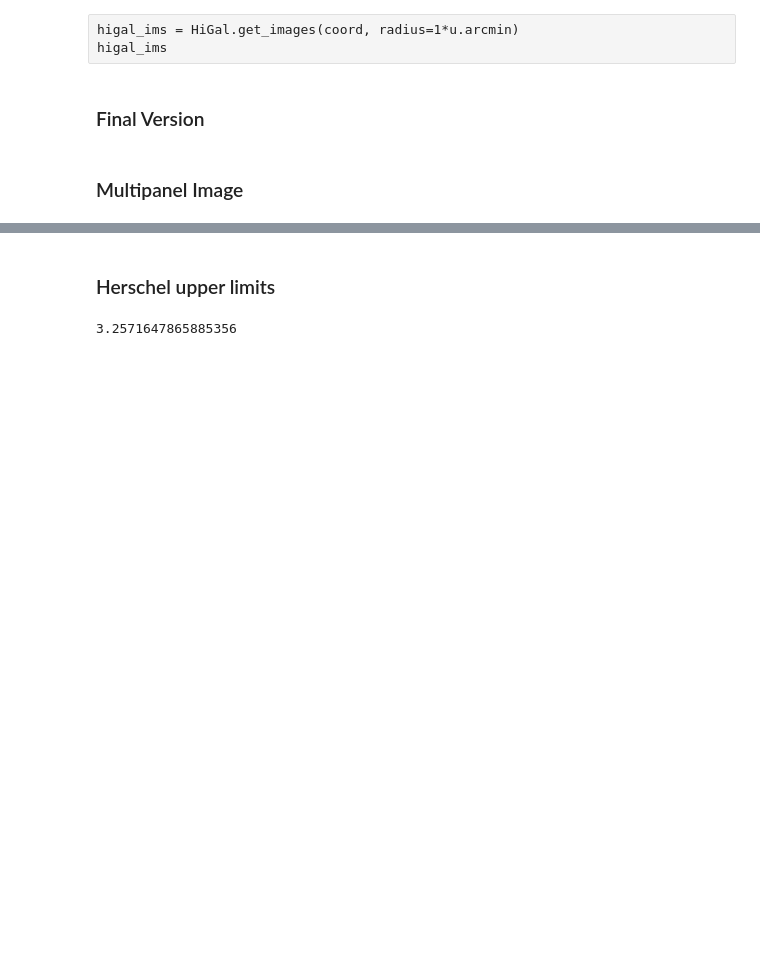
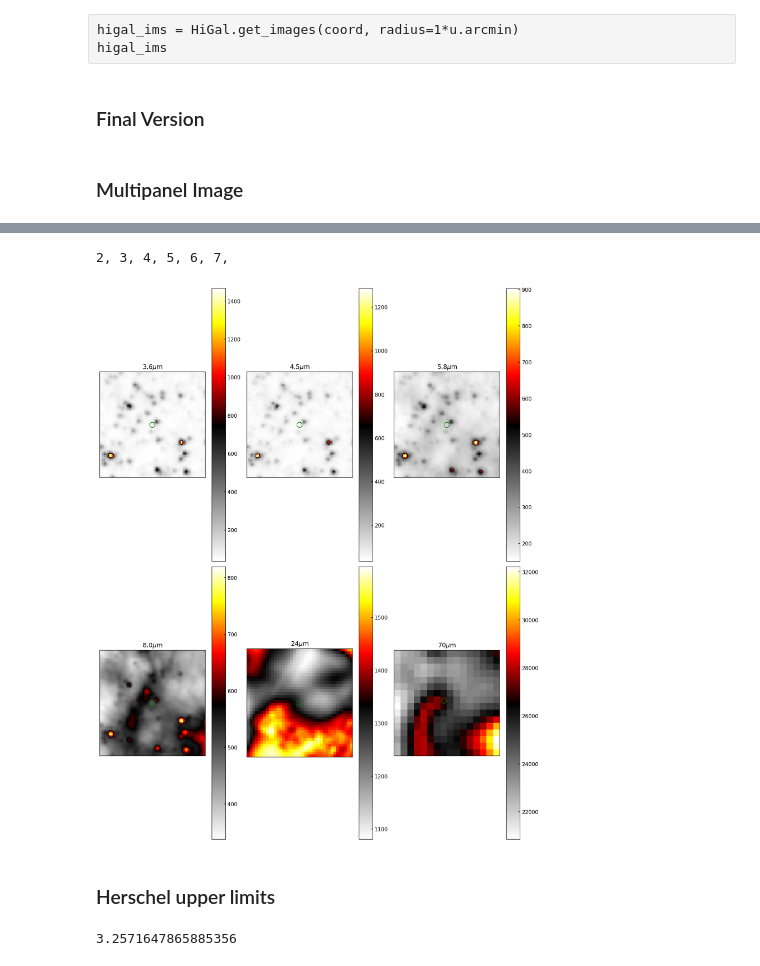
Before and after one commit to ACES-CMZ/MUBLO, a Jupyter notebook: G0.025-0.073/MUBLO_MultiwavelengthCutouts.ipynb, the cells around one changed output, grey strips where cells are left out. Cells and saved outputs as stored; diff of their text form; code cells hidden in the pictures; blank space fills up the shorter version.

```diff
--- a/G0.025-0.073/MUBLO_MultiwavelengthCutouts.ipynb
+++ b/G0.025-0.073/MUBLO_MultiwavelengthCutouts.ipynb
@@ -154,3 +154,43 @@ WARNING: FITSFixedWarning: The WCS transformation has more axes (4) than the ima
+# %%
+pl.figure(figsize=(12,15), dpi=150)
+ii = 1
+for wl, fn in ims.items():
+    fh = fits.open(fn)
+    ww = WCS(fh[0].header).celestial
+
+    msk = bigcircregion.to_pixel(ww).to_mask()
+    slcs, _ = msk.get_overlap_slices(fh[0].data.squeeze().shape)
+    co = msk.cutout(fh[0].data.squeeze())
+
+    hdu, ww = galactic_cutout((co, ww[slcs]), bigregion)
+
+    ax = pl.subplot(2,3,ii, projection=ww)
+    im = ax.imshow(hdu.data, cmap=mymap)
+    pl.colorbar(mappable=im);
+    ax.scatter_coord(coord, marker='o', facecolor='none', edgecolor='g', s=100)
+    lon = ax.coords[0]
+    lat = ax.coords[1]
+    if ii == 9:
+        lon.set_axislabel('Galactic Longitude')
+        lat.set_axislabel('Galactic Latitude')
+    else:
+        lon.set_ticks_visible(False)
+        lon.set_ticklabel_visible(False)
+        lat.set_ticks_visible(False)
+        lat.set_ticklabel_visible(False)
+        lon.set_axislabel('')
+        lat.set_axislabel('')
+    ax.set_title(wl.replace('u',r'$\mu$'))
+    ii += 1
+    print(ii, end=", ")
+
+    if ii >= 7:
+        break
+
+pl.tight_layout()
+# %% [output]
+2, 3, 4, 5, 6, 7,
+[figure, added]
 # %% [markdown]
 ### Herschel upper limits
 # %%
```
Also changed, not shown: parts of 22 cells of this notebook, 33 other files.
